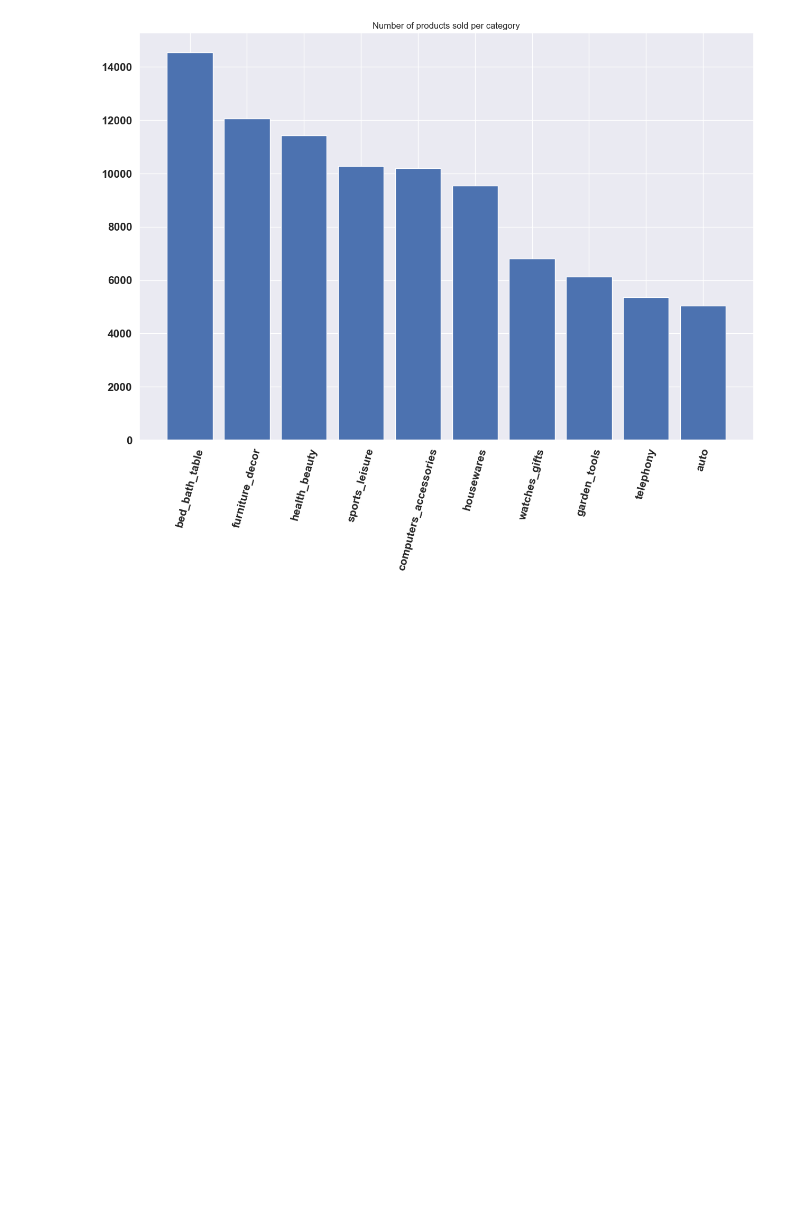
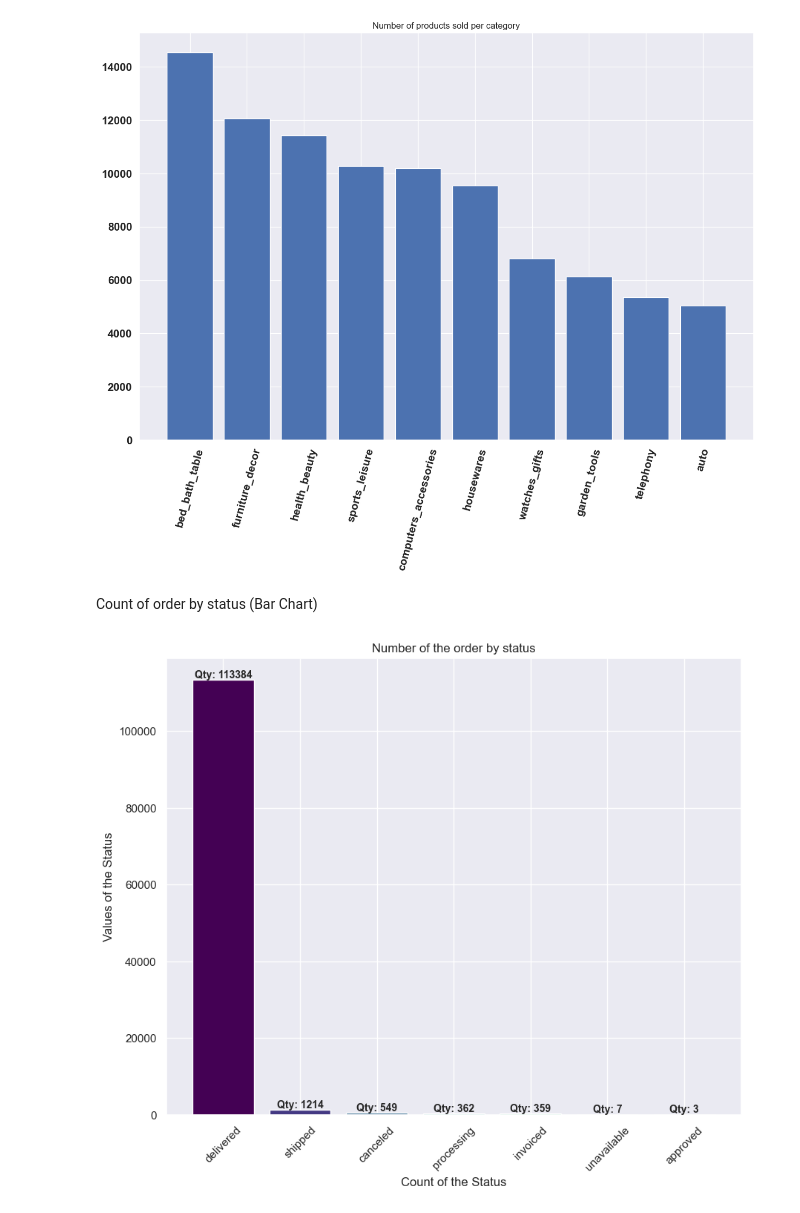
Before and after one commit to SauhardSHukla/Business_Analytics, a Jupyter notebook: Ecommerce_customer_segmentation/Customer.ipynb, the cells around one changed output. Saved outputs shown, nothing was run; the diff lists cells and outputs as text; code cells hidden in the pictures; blank space fills up the shorter version.

```diff
--- a/Ecommerce_customer_segmentation/Customer.ipynb
+++ b/Ecommerce_customer_segmentation/Customer.ipynb
@@ -224,3 +214,29 @@ plt.yticks(fontsize=15, weight='bold')
 plt.show()
 # %% [output]
 [figure]
+# %% [markdown]
+Count of order by status (Bar Chart)
+# %%
+# Count the Number of order by status
+order_by_status = df['order_status'].value_counts()
+
+# Plot
+plt.figure(figsize=(10,8))
+colors = plt.cm.viridis(np.linspace(0, 1, len(order_by_status)))
+
+# sns.barplot(x=order_by_status.index,y=order_by_status.values,palette ='viridis')
+bars = plt.bar(order_by_status.index, order_by_status.values, color=colors)
+
+# Adding labels on top of bars
+for bar in bars:
+    plt.text(bar.get_x() + bar.get_width()/2,  # X-coordinate
+             bar.get_height(),                 # Y-coordinate
+             f'Qty: {int(bar.get_height())}',  # Label text
+             ha='center', va='bottom', fontsize=10, fontweight='bold')
+plt.xticks(rotation =45)
+plt.ylabel('Values of the Status')
+plt.xlabel('Count of the Status')
+plt.title('Number of the order by status')
+plt.show()
+# %% [output]
+[figure, added]
```
Also changed, not shown: parts of 4 cells of this notebook, 1 other file.
